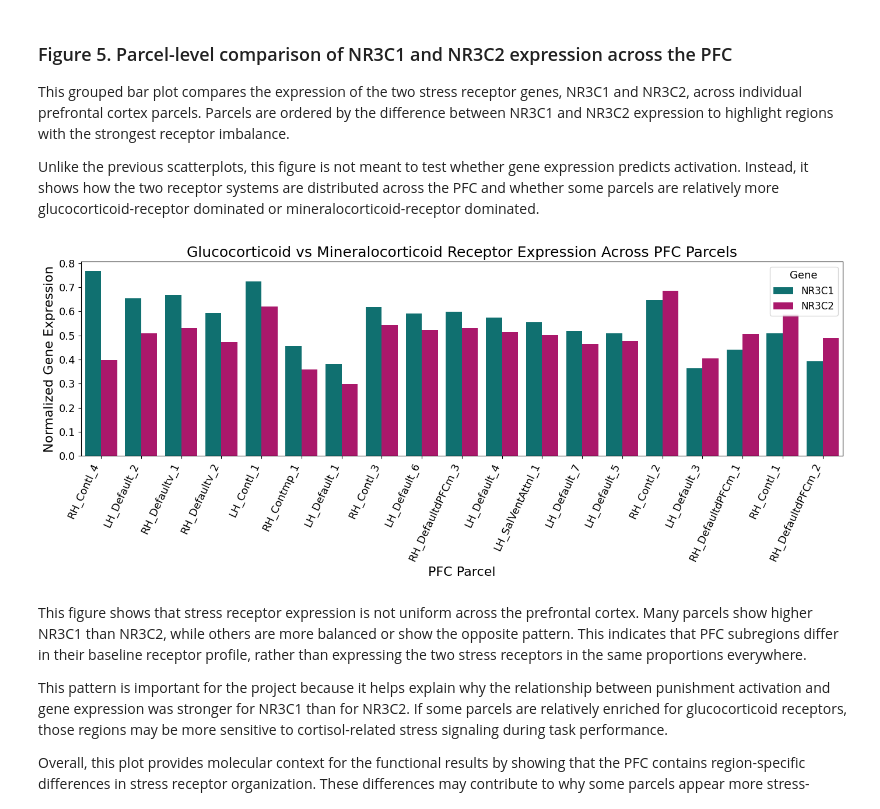
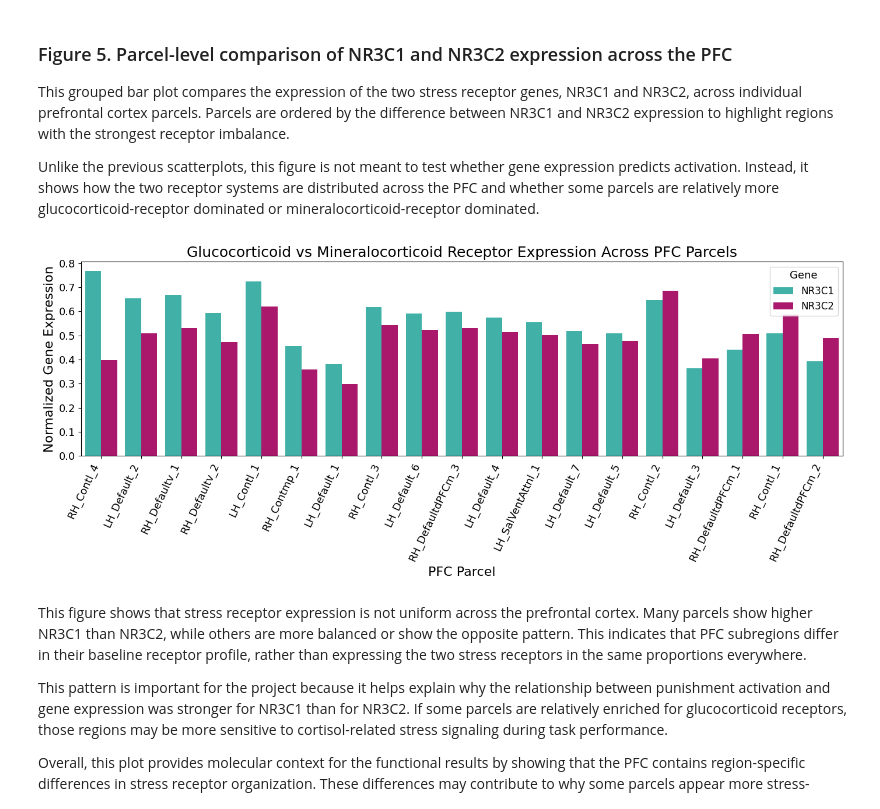
Before and after one commit to arushimunjal/BIPN162-Final-Project, a Jupyter notebook: Integrating fMRI, Gene Expression, and Electrophysiology to Study Stress Sensitivity in the Prefrontal Cortex.ipynb, the cells around one changed output. Saved outputs shown, nothing was run; the diff lists cells and outputs as text; code cells hidden in the pictures.

```diff
--- a/Integrating fMRI, Gene Expression, and Electrophysiology to Study Stress Sensitivity in the Prefrontal Cortex.ipynb
+++ b/Integrating fMRI, Gene Expression, and Electrophysiology to Study Stress Sensitivity in the Prefrontal Cortex.ipynb
@@ -1060,35 +1060,35 @@ gene_long = gene_plot_df.melt(
     value_name='Expression'
 )
 
 plt.figure(figsize=(14,6))
 
 # generate a grouped bar plot comparing nr3c1 and nr3c2 expression across parcels
 order = gene_plot_df['short_label']
 
 sns.barplot(
     data=gene_long,
     x='short_label',
     y='Expression',
     hue='Gene',
     order=order,
-    palette={'NR3C1': '#008080', 'NR3C2': '#C2006E'}, # green for NR3C1 (GR), pink for NR3C2 (MR
+    palette={'NR3C1': '#2EC4B6', 'NR3C2': '#C2006E'}, # green for NR3C1 (GR), pink for NR3C2 (MR
 )
 
 plt.xticks(rotation=65, ha='right', fontsize=13)
 plt.yticks(fontsize=13)
 
 plt.xlabel("PFC Parcel", fontsize=16)
 plt.ylabel("Normalized Gene Expression", fontsize=16)
 
 plt.title("Glucocorticoid vs Mineralocorticoid Receptor Expression Across PFC Parcels", fontsize=18)
 
 plt.legend(title="Gene", fontsize=12, title_fontsize=13)
 
 plt.savefig('bar_NR3C1_NR3C2.png', dpi=150, bbox_inches='tight')
 plt.tight_layout()
 plt.show()
 # %% [output]
-[figure, old version]
+[figure, new version]
 # %% [markdown]
 This figure shows that stress receptor expression is not uniform across the prefrontal cortex. Many parcels show higher NR3C1 than NR3C2, while others are more balanced or show the opposite pattern. This indicates that PFC subregions differ in their baseline receptor profile, rather than expressing the two stress receptors in the same proportions everywhere.
 
```
Also changed, not shown: parts of 1 cell of this notebook, 2 other files.
